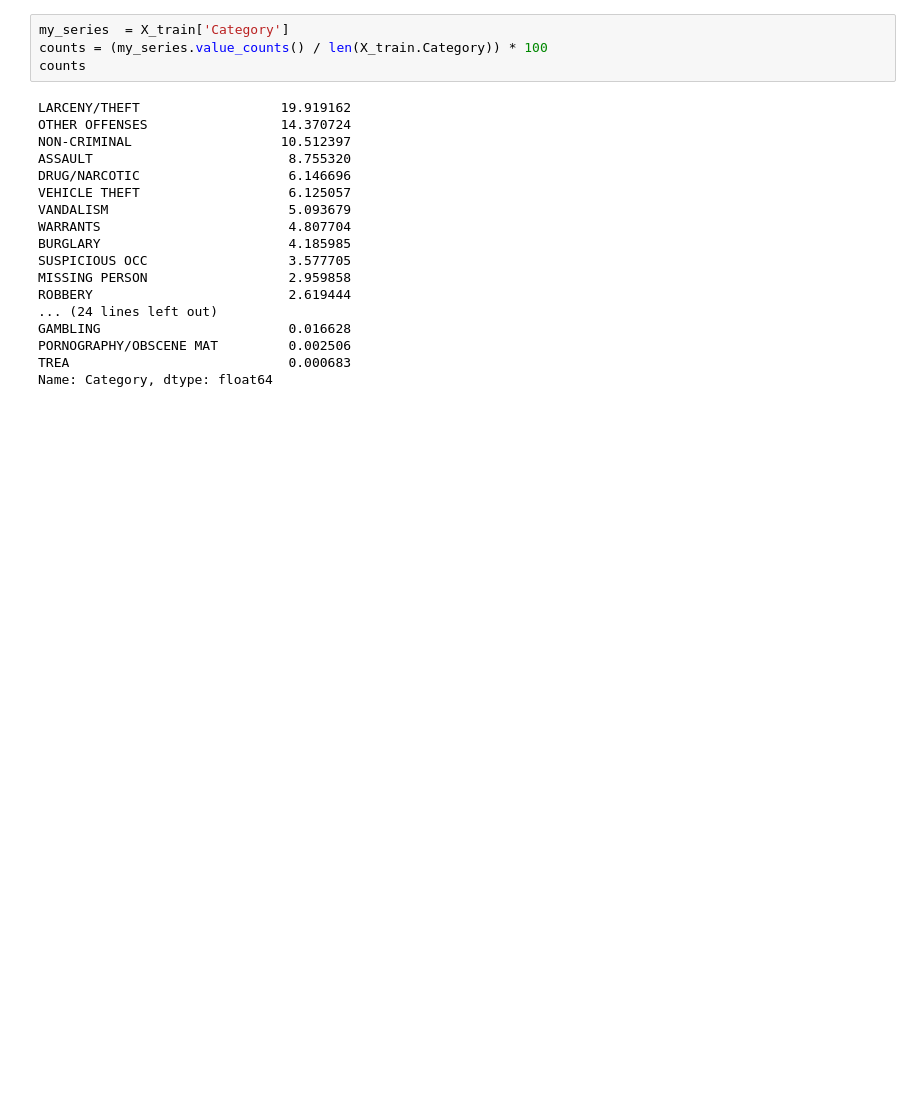
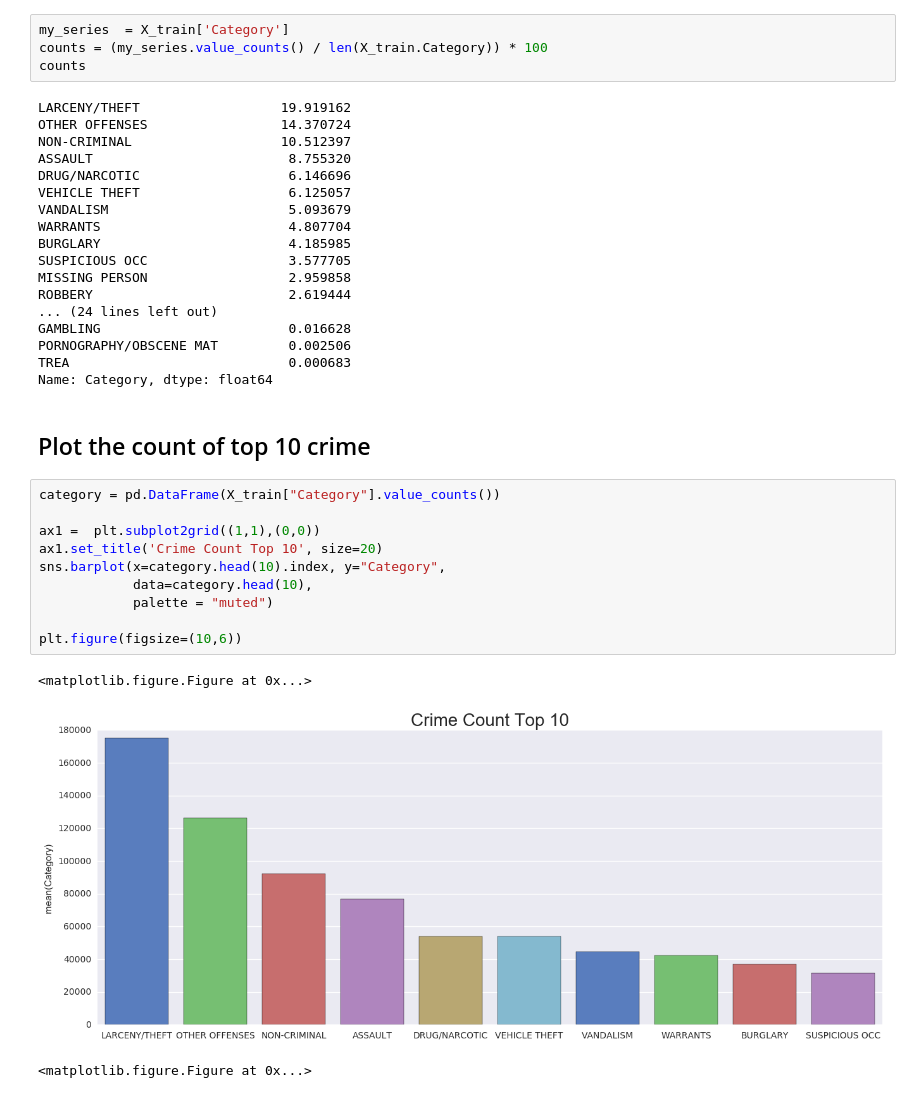
Before and after one commit to jinxinma/ml_project, a Jupyter notebook: EDA.ipynb, the cells around one changed output. Saved outputs shown, nothing was run; the diff lists cells and outputs as text; blank space fills up the shorter version.

```diff
--- a/EDA.ipynb
+++ b/EDA.ipynb
@@ -109,3 +111,19 @@ GAMBLING                        0.016628
 PORNOGRAPHY/OBSCENE MAT         0.002506
 TREA                            0.000683
 Name: Category, dtype: float64
+# %% [markdown]
+## Plot the count of top 10 crime
+# %%
+category = pd.DataFrame(X_train["Category"].value_counts())
+
+ax1 =  plt.subplot2grid((1,1),(0,0))
+ax1.set_title('Crime Count Top 10', size=20)
+sns.barplot(x=category.head(10).index, y="Category",
+            data=category.head(10),
+            palette = "muted")
+
+plt.figure(figsize=(10,6))
+# %% [output]
+<matplotlib.figure.Figure at 0x...>
+[figure, added]
+<matplotlib.figure.Figure at 0x...>
```
Also changed, not shown: parts of 8 cells of this notebook.
